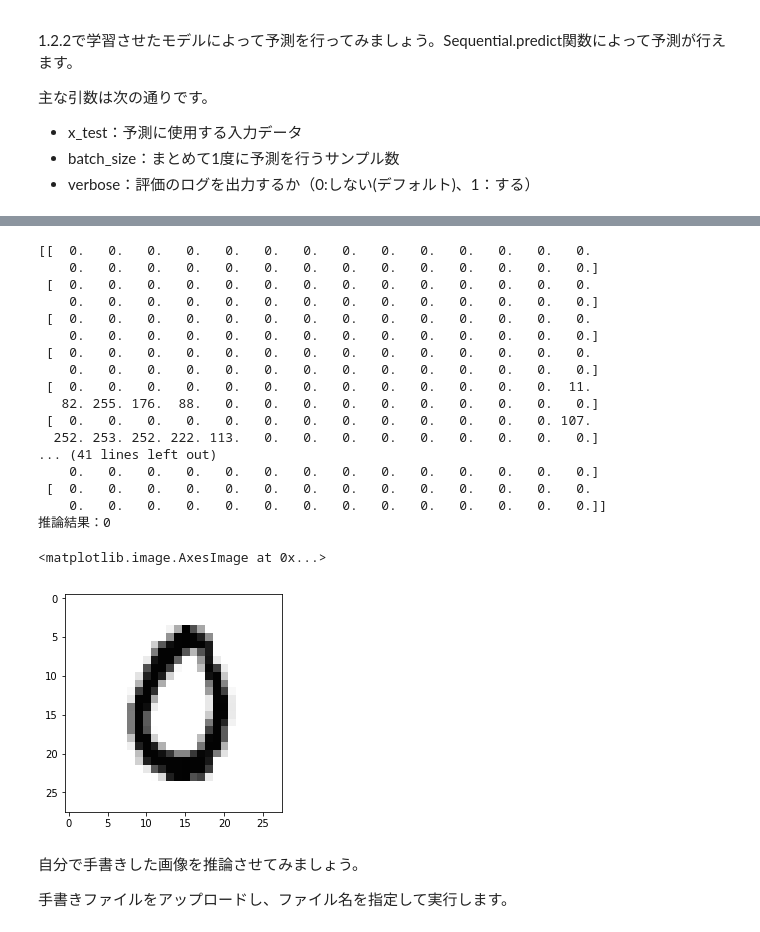
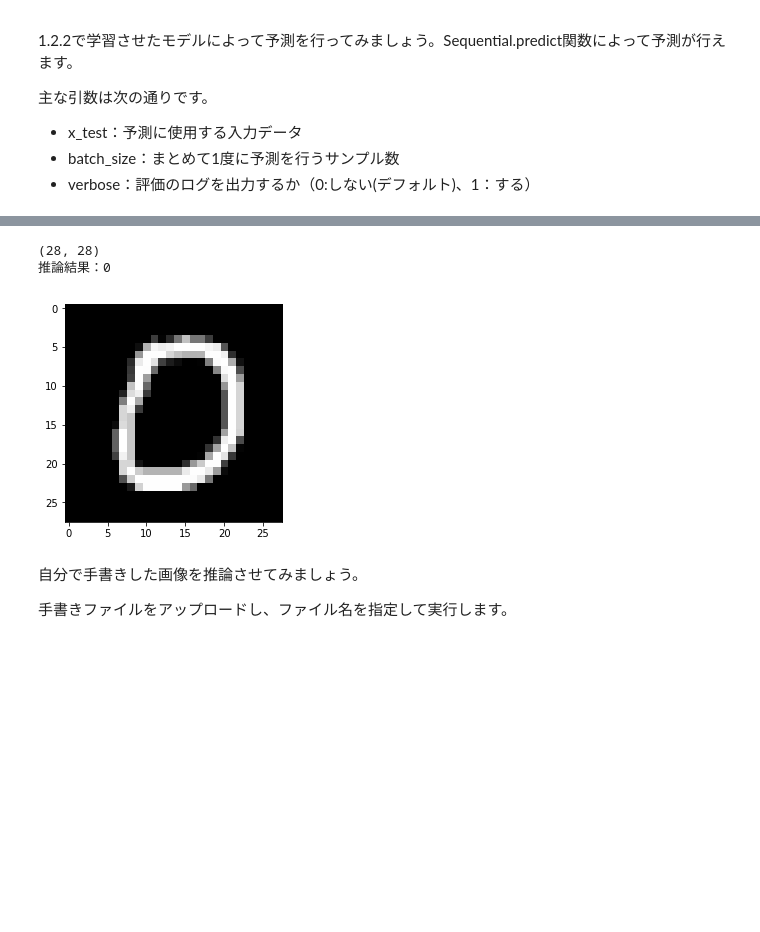
Before and after one commit to scpepper69/dl4us, a Jupyter notebook: lesson1/lesson1_sec1_exercise_mod.ipynb, the cells around one changed output, grey strips where cells are left out. Cells and saved outputs as stored; diff of their text form; code cells hidden in the pictures; blank space fills up the shorter version.

```diff
--- a/lesson1/lesson1_sec1_exercise_mod.ipynb
+++ b/lesson1/lesson1_sec1_exercise_mod.ipynb
@@ -85,0 +47,5 @@ Downloading data from https://storage.googleapis.com/tensorflow/tf-keras-dataset
+# %%
+# モデル構造を指定します (MLP or CNN)
+model_structure="CNN"
+# データセットを指定します (MNIST or CIFAR10)
+data_set="MNIST"
@@ -149,9 +130,6 @@ $\underset{K}{\underbrace{[0,\cdots,0,\overset{k}{\check{1}},0,\cdots,0]}}$
 keras.utils.to_categorical関数がその関数です。さっそくMNISTのデータセットにも適用してみましょう。
 
 https://keras.io/ja/utils/#to_categorical
-# %%
-# MLP or CNN
-model_structure="MLP"
 # %%
 from tensorflow.keras.utils import to_categorical
 import numpy as np
@@ -186,14 +167,6 @@ from tensorflow.keras.layers import Dense, Activation, Flatten
 # CNNモデル用ライブラリ
 from tensorflow.python.keras.layers import Conv2D, Convolution2D, MaxPooling2D, Dropout, BatchNormalization
 from tensorflow.python.keras import initializers
-# %%
-# CNNモデルの場合
-if model_structure=="CNN":
-    x_train = x_train.reshape(x_train.shape[0], 28, 28, 1)
-    x_test = x_test.reshape(x_test.shape[0], 28, 28, 1)
-    input_shape = (28, 28, 1)
-else:
-    input_shape = (784,)
 # %% [markdown]
 モデル構造を定義します。モデルの切り替えが用意にできるように、ここではモデル構造ごとにfunctionを用意しておきます。
 
@@ -397,7 +373,7 @@ _________________________________________________________________
 #          batch_size=1000, epochs=10, verbose=1,
 #          validation_data=(x_test, y_test))
 #print(y_test.shape)
-epochs=20
+epochs=10
 result = model.fit(x_train, y_train,
           batch_size=1000, epochs=epochs, verbose=1,callbacks=cbks,
           validation_data=(x_test, y_test))
@@ -464,36 +440,36 @@ classes = model.predict(x_test, batch_size=128, verbose=1)
 # %%
 # データセットの推論結果と元画像を確認
 # test_numを0～9999で指定してください
-test_num=1001
+%matplotlib inline
+test_num=10
 test_img = np.squeeze(x_test[test_num])
 if not model_structure=="CNN":
-    test_img = test_img.reshape(28, 28).astype(np.float32)
+    test_img = np.squeeze(test_img.reshape(img_size, img_size, img_color).astype(np.float32))
 
-print(test_img)
-test_img = 255 - test_img
+if data_set=="MNIST":
+    labels = np.array([0,1,2,3,4,5,6,7,8,9])
+else:
+    labels = np.array([
+        'airplane',
+        'automobile',
+        'bird',
+        'cat',
+        'deer',
+        'dog',
+        'frog',
+        'horse',
+        'ship',
+        'truck'])
 
-print("推論結果："+str(classes[test_num].argmax()))
-plt.imshow(test_img,'gray')
+print(test_img.shape)
+
+print("推論結果："+str(labels[classes[test_num].argmax()]))
+plt.imshow(test_img.astype(np.int),'gray')
+plt.show()
 # %% [output]
-[[  0.   0.   0.   0.   0.   0.   0.   0.   0.   0.   0.   0.   0.   0.
-    0.   0.   0.   0.   0.   0.   0.   0.   0.   0.   0.   0.   0.   0.]
- [  0.   0.   0.   0.   0.   0.   0.   0.   0.   0.   0.   0.   0.   0.
-    0.   0.   0.   0.   0.   0.   0.   0.   0.   0.   0.   0.   0.   0.]
- [  0.   0.   0.   0.   0.   0.   0.   0.   0.   0.   0.   0.   0.   0.
-    0.   0.   0.   0.   0.   0.   0.   0.   0.   0.   0.   0.   0.   0.]
- [  0.   0.   0.   0.   0.   0.   0.   0.   0.   0.   0.   0.   0.   0.
-    0.   0.   0.   0.   0.   0.   0.   0.   0.   0.   0.   0.   0.   0.]
- [  0.   0.   0.   0.   0.   0.   0.   0.   0.   0.   0.   0.   0.  11.
-   82. 255. 176.  88.   0.   0.   0.   0.   0.   0.   0.   0.   0.   0.]
- [  0.   0.   0.   0.   0.   0.   0.   0.   0.   0.   0.   0.   0. 107.
-  252. 253. 252. 222. 113.   0.   0.   0.   0.   0.   0.   0.   0.   0.]
-... (41 lines left out)
-    0.   0.   0.   0.   0.   0.   0.   0.   0.   0.   0.   0.   0.   0.]
- [  0.   0.   0.   0.   0.   0.   0.   0.   0.   0.   0.   0.   0.   0.
-    0.   0.   0.   0.   0.   0.   0.   0.   0.   0.   0.   0.   0.   0.]]
+(28, 28)
 推論結果：0
-<matplotlib.image.AxesImage at 0x...>
-[figure, old version]
+[figure, new version]
 # %% [markdown]
 自分で手書きした画像を推論させてみましょう。
 
```
Also changed, not shown: parts of 25 cells of this notebook.
